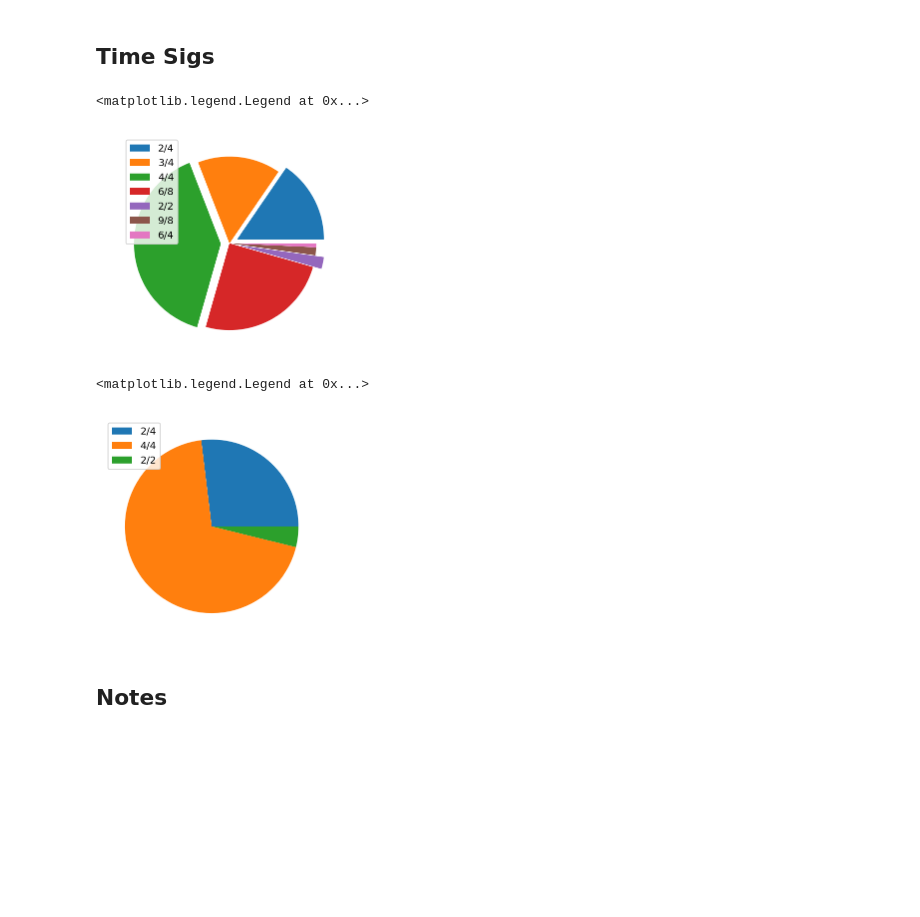
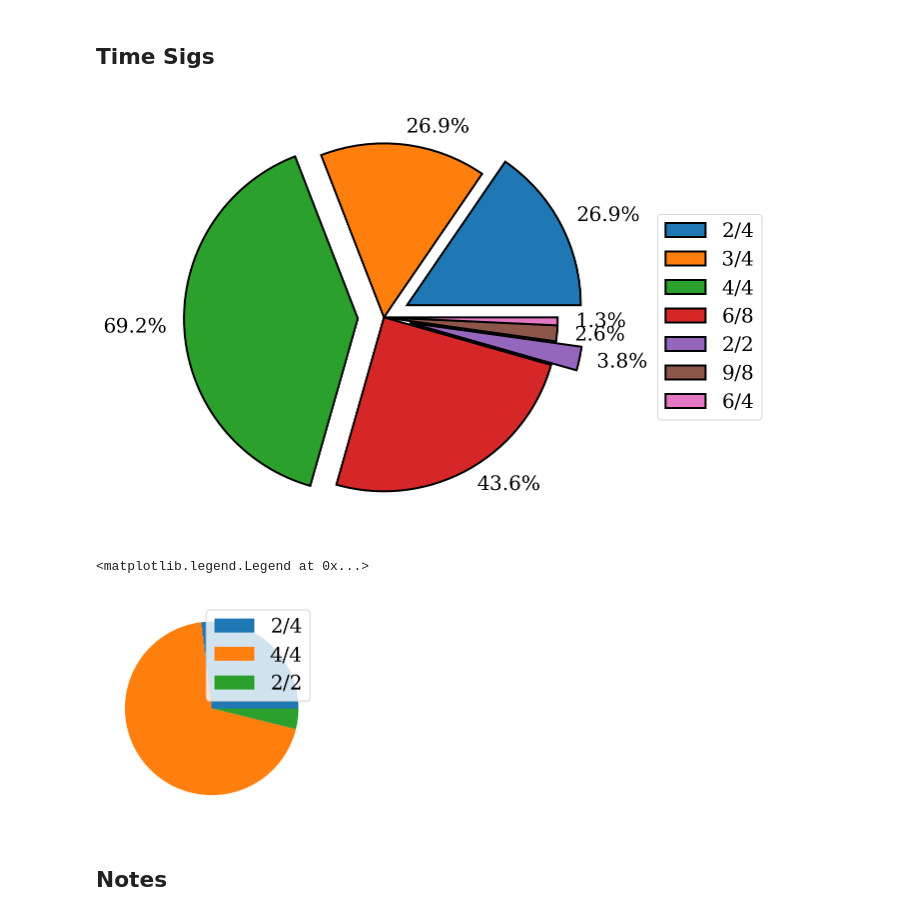
Before and after one commit to strath-ace/HAGGIS, a Jupyter notebook: data-analysis.ipynb, the cells around one changed output. Saved outputs shown, nothing was run; the diff lists cells and outputs as text; code cells hidden in the pictures; blank space fills up the shorter version.

```diff
--- a/data-analysis.ipynb
+++ b/data-analysis.ipynb
@@ -8,3 +8,10 @@ import pandas as pd
 from tqdm import tqdm, trange
 import os
 import pdb
+# %%
+from matplotlib.ticker import FormatStrFormatter
+import matplotlib
+matplotlib.font_manager._rebuild()
+matplotlib.rcParams['font.family'] = 'serif'
+matplotlib.rcParams['font.size'] = 20
+plt.rcParams['savefig.dpi'] = 120
@@ -16,7 +27,7 @@ all_rolls = {}
 for fname in tqdm(file_list):
     mus_in = muspy.read_midi(fpath+fname)
     all_data.append(describe_data(mus_in))
-    all_rolls[fname[:-4]] = music_to_proll(mus_in)
+    all_rolls[fname[:-4]],_ = music_to_proll(mus_in)
 # %%
 pd.set_option('display.max_rows', None)
 music_df = pd.DataFrame(data=all_data, columns=['title', 'tracks', 'min_note', 'max_note', 'duration', 'inst_nos', 'inst_names', 'n_drum', 'time_sig', 'tempo'])
@@ -53,18 +70,22 @@ ts_count_val = [len(mus_valid.loc[mus_valid.time_sig==t]) for t in ts_val]
 ts_all = music_df.time_sig.unique()
 ts_count_all = [len(music_df.loc[music_df.time_sig==t]) for t in ts_all]
 # %%
+fig = plt.figure(figsize=(12,8))
+
 props = np.round(100.*np.array(ts_count_all)/len(mus_valid),1)
-pie_all = plt.pie(ts_count_all,labels=props,textprops={'color':'w'},explode=(0.1,0,0.1,0,0.1,0,0))
-plt.legend(ts_all)
+pie_all = plt.pie(ts_count_all,labels=[str(p)+'%' for p in props],explode=(0.15,0,0.15,0,0.15,0,0),wedgeprops = {'linewidth': 2, 'edgecolor': 'k'})
+plt.legend(ts_all,loc='center',bbox_to_anchor=(1, 0, 0.5, 1))
+
+fname = 'pie_times.png'
+plt.savefig(fname, bbox_inches='tight')
 # %% [output]
-<matplotlib.legend.Legend at 0x...>
-[figure, old version]
+[figure, new version]
 # %%
 pie_val = plt.pie(ts_count_val)
 plt.legend(ts_val)
 # %% [output]
 <matplotlib.legend.Legend at 0x...>
-[figure, old version]
+[figure, new version]
 # %% [markdown]
 ## Notes
 # %%
```
Also changed, not shown: parts of 21 cells of this notebook, 2 other files.
